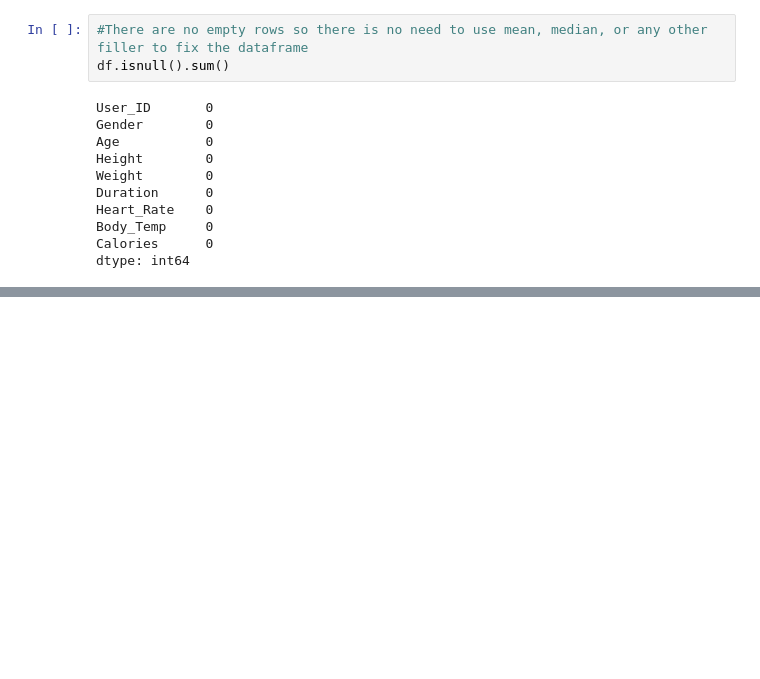
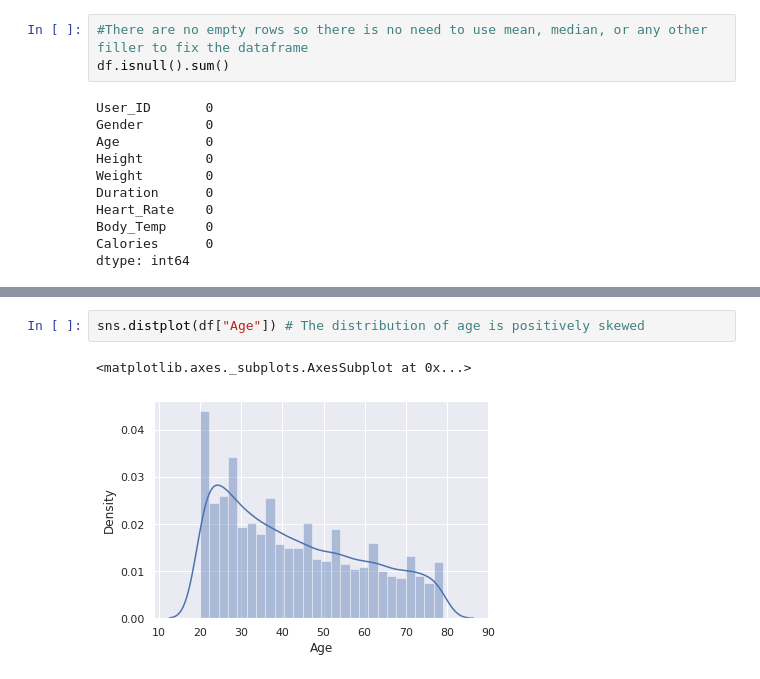
Before and after one commit to pmpmchaves/CaloriePredictor, a Jupyter notebook: Calorie_Counter_AI_Project.ipynb, the cells around one changed output, grey strips where cells are left out. Drawn from its saved outputs; the diff is of its cells as text; blank space fills up the shorter version.

```diff
--- a/Calorie_Counter_AI_Project.ipynb
+++ b/Calorie_Counter_AI_Project.ipynb
@@ -88,0 +108,5 @@ dtype: int64
+# %%
+sns.distplot(df["Age"]) # The distribution of age is positively skewed
+# %% [output]
+<matplotlib.axes._subplots.AxesSubplot at 0x...>
+[figure, added]
```
Also changed, not shown: parts of 21 cells of this notebook.
